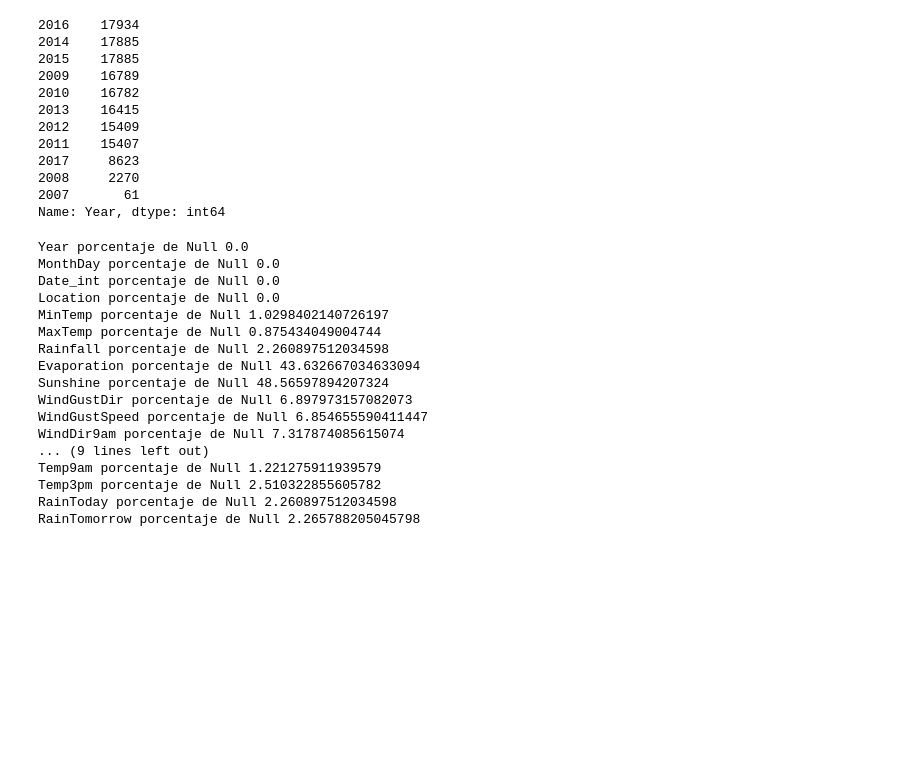
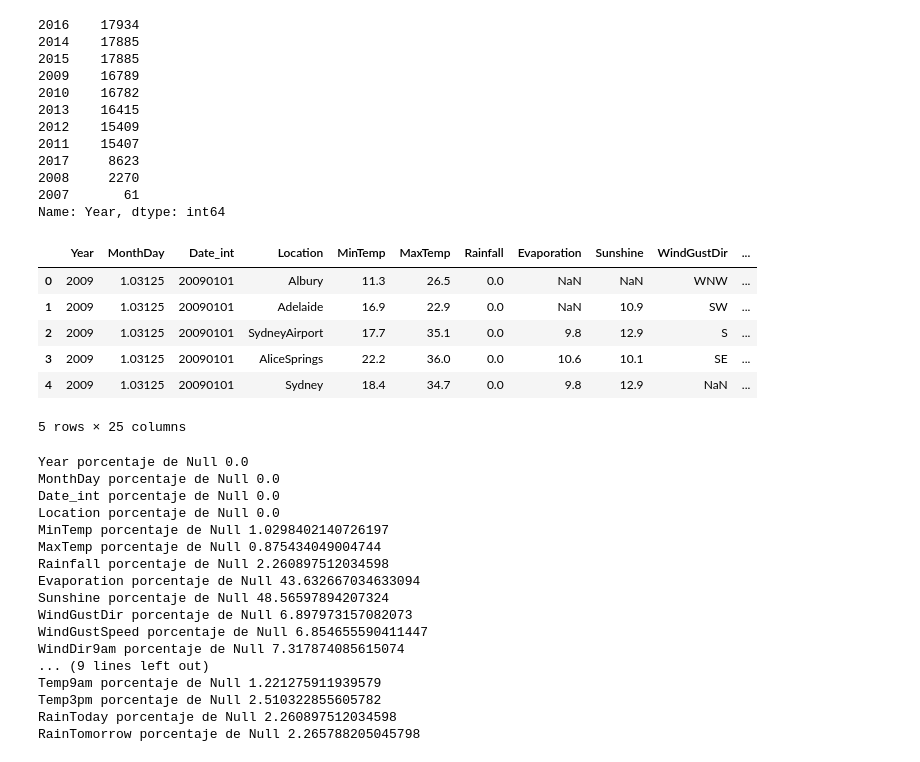
Before and after one commit to ezeguins/analisis_datos_TP, a Jupyter notebook: visualization2.ipynb, the cells around one changed output. Saved outputs shown, nothing was run; the diff lists cells and outputs as text; code cells hidden in the pictures; blank space fills up the shorter version.

```diff
--- a/visualization2.ipynb
+++ b/visualization2.ipynb
@@ -61,3 +61,13 @@ dataset__=dataset__[dataset__["Year"]!=2008].sort_values(by="Date_int")
+# %%
+dataset__.head()
+# %% [output]
+|  | Year | MonthDay | Date_int | Location | MinTemp | MaxTemp | Rainfall | Evaporation | Sunshine | WindGustDir | ... |
+| 0 | 2009 | 1.03125 | 20090101 | Albury | 11.3 | 26.5 | 0.0 | NaN | NaN | WNW | ... |
+| 1 | 2009 | 1.03125 | 20090101 | Adelaide | 16.9 | 22.9 | 0.0 | NaN | 10.9 | SW | ... |
+| 2 | 2009 | 1.03125 | 20090101 | SydneyAirport | 17.7 | 35.1 | 0.0 | 9.8 | 12.9 | S | ... |
+| 3 | 2009 | 1.03125 | 20090101 | AliceSprings | 22.2 | 36.0 | 0.0 | 10.6 | 10.1 | SE | ... |
+| 4 | 2009 | 1.03125 | 20090101 | Sydney | 18.4 | 34.7 | 0.0 | 9.8 | 12.9 | NaN | ... |
+5 rows × 25 columns
 # %%
 #Se verifican los null para cada columna
 #(en este caso particular busqueda ne null y de nan arrojan el mismo resultado)
```
Also changed, not shown: parts of 7 cells of this notebook.
